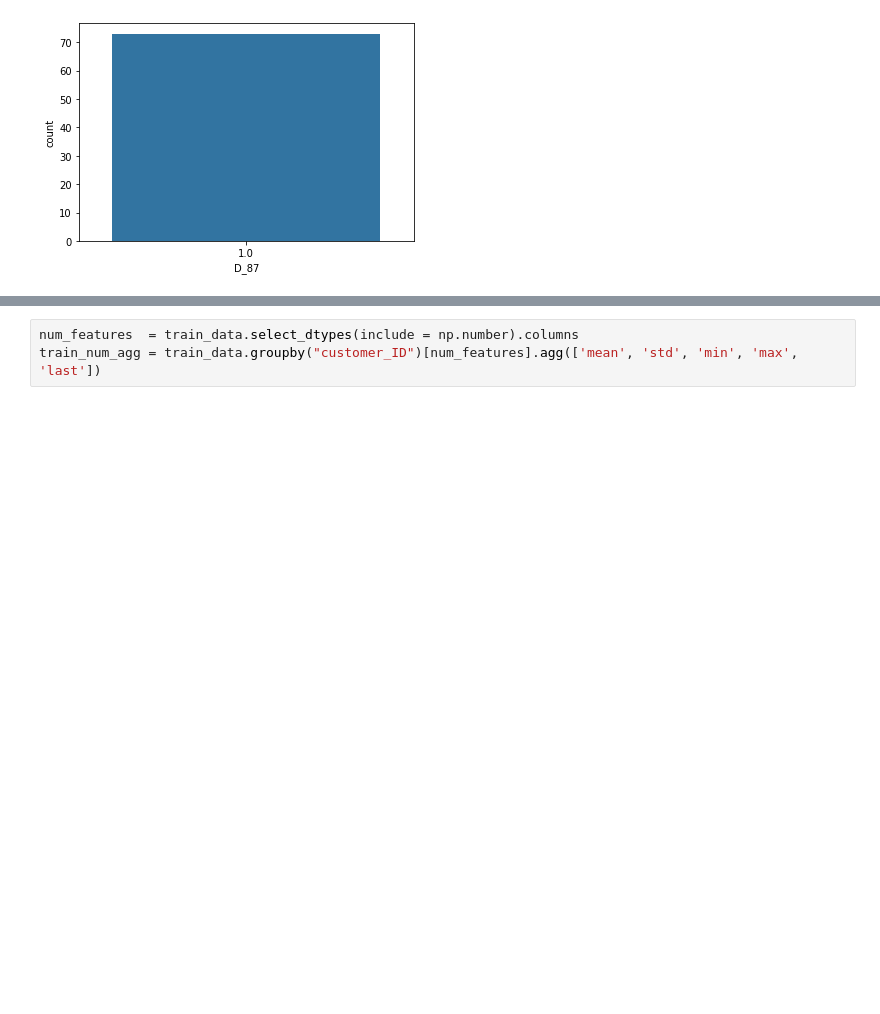
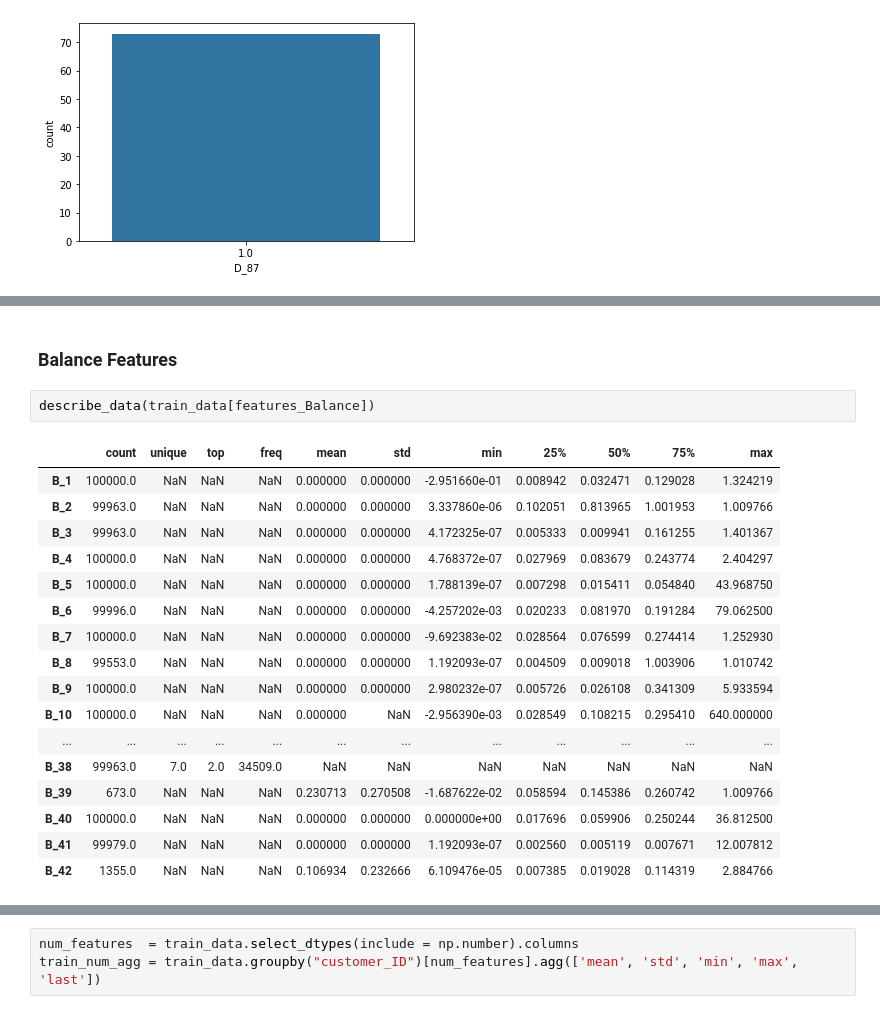
Before and after one commit to akanshakhandelwal/Kaggle, a Jupyter notebook: AmericanExpress_copy.ipynb, the cells around one changed output, grey strips where cells are left out. Drawn from its saved outputs; the diff is of its cells as text; blank space fills up the shorter version.

```diff
--- a/AmericanExpress_copy.ipynb
+++ b/AmericanExpress_copy.ipynb
@@ -417,0 +453,22 @@ Deprecated in NumPy 1.20; for more details and guidance: https://numpy.org/devdo
+# %% [markdown]
+### Balance Features
+# %%
+describe_data(train_data[features_Balance])
+# %% [output]
+|  | count | unique | top | freq | mean | std | min | 25% | 50% | 75% | max |
+| B_1 | 100000.0 | NaN | NaN | NaN | 0.000000 | 0.000000 | -2.951660e-01 | 0.008942 | 0.032471 | 0.129028 | 1.324219 |
+| B_2 | 99963.0 | NaN | NaN | NaN | 0.000000 | 0.000000 | 3.337860e-06 | 0.102051 | 0.813965 | 1.001953 | 1.009766 |
+| B_3 | 99963.0 | NaN | NaN | NaN | 0.000000 | 0.000000 | 4.172325e-07 | 0.005333 | 0.009941 | 0.161255 | 1.401367 |
+| B_4 | 100000.0 | NaN | NaN | NaN | 0.000000 | 0.000000 | 4.768372e-07 | 0.027969 | 0.083679 | 0.243774 | 2.404297 |
+| B_5 | 100000.0 | NaN | NaN | NaN | 0.000000 | 0.000000 | 1.788139e-07 | 0.007298 | 0.015411 | 0.054840 | 43.968750 |
+| B_6 | 99996.0 | NaN | NaN | NaN | 0.000000 | 0.000000 | -4.257202e-03 | 0.020233 | 0.081970 | 0.191284 | 79.062500 |
+| B_7 | 100000.0 | NaN | NaN | NaN | 0.000000 | 0.000000 | -9.692383e-02 | 0.028564 | 0.076599 | 0.274414 | 1.252930 |
+| B_8 | 99553.0 | NaN | NaN | NaN | 0.000000 | 0.000000 | 1.192093e-07 | 0.004509 | 0.009018 | 1.003906 | 1.010742 |
+| B_9 | 100000.0 | NaN | NaN | NaN | 0.000000 | 0.000000 | 2.980232e-07 | 0.005726 | 0.026108 | 0.341309 | 5.933594 |
+| B_10 | 100000.0 | NaN | NaN | NaN | 0.000000 | NaN | -2.956390e-03 | 0.028549 | 0.108215 | 0.295410 | 640.000000 |
+| ... | ... | ... | ... | ... | ... | ... | ... | ... | ... | ... | ... |
+| B_38 | 99963.0 | 7.0 | 2.0 | 34509.0 | NaN | NaN | NaN | NaN | NaN | NaN | NaN |
+| B_39 | 673.0 | NaN | NaN | NaN | 0.230713 | 0.270508 | -1.687622e-02 | 0.058594 | 0.145386 | 0.260742 | 1.009766 |
+| B_40 | 100000.0 | NaN | NaN | NaN | 0.000000 | 0.000000 | 0.000000e+00 | 0.017696 | 0.059906 | 0.250244 | 36.812500 |
+| B_41 | 99979.0 | NaN | NaN | NaN | 0.000000 | 0.000000 | 1.192093e-07 | 0.002560 | 0.005119 | 0.007671 | 12.007812 |
+| B_42 | 1355.0 | NaN | NaN | NaN | 0.106934 | 0.232666 | 6.109476e-05 | 0.007385 | 0.019028 | 0.114319 | 2.884766 |
```
Also changed, not shown: parts of 28 cells of this notebook.
